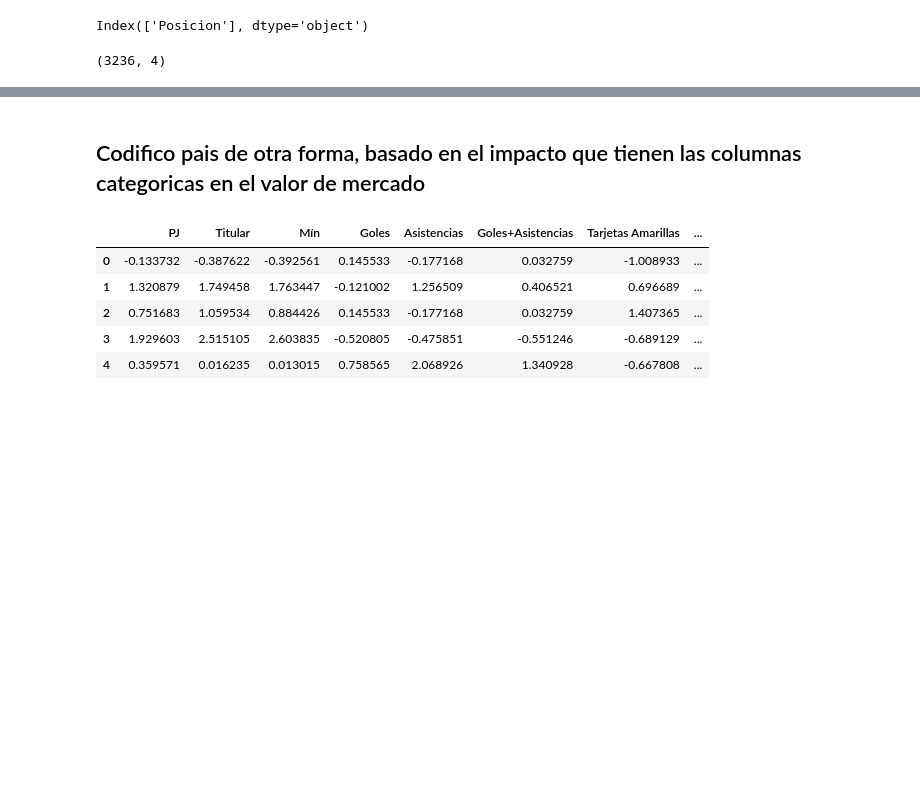
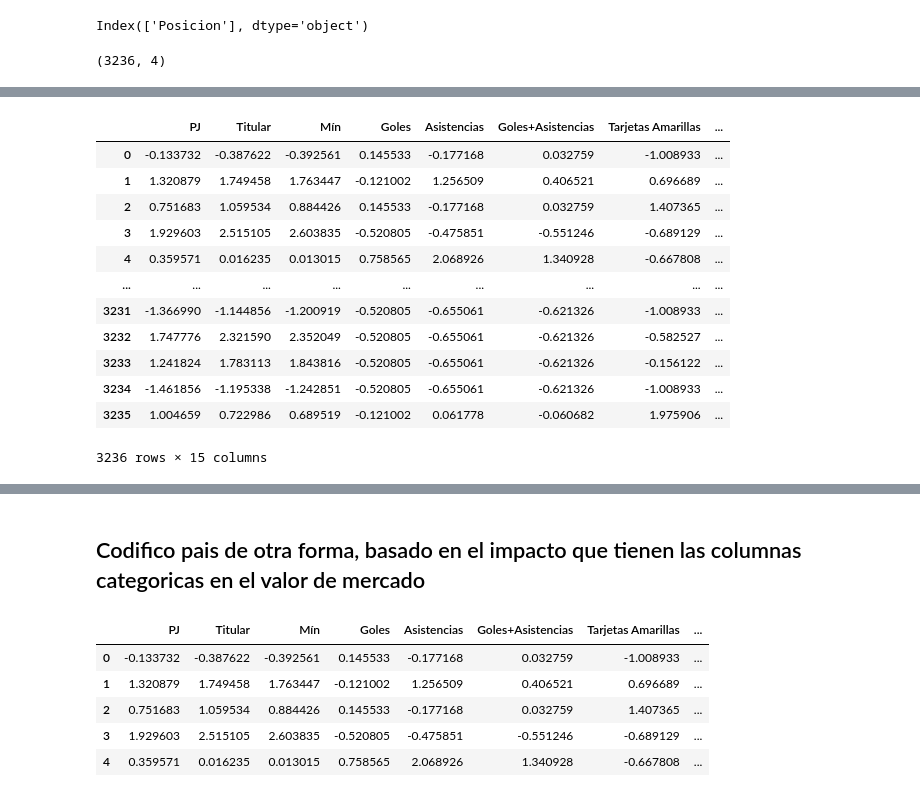
Before and after one commit to Matimengot/Proyecto-Final, a Jupyter notebook: machine learning/main.ipynb, the cells around one changed output, grey strips where cells are left out. Cells and saved outputs as stored; diff of their text form; code cells hidden in the pictures; blank space fills up the shorter version.

```diff
--- a/machine learning/main.ipynb
+++ b/machine learning/main.ipynb
@@ -77,6 +126,22 @@ train_cat = pd.DataFrame(train_cat, columns=encoder.get_feature_names_out(catego
 # %%
 # Llevo los numericos y categoricos a un solo dataframe
 train_final = pd.concat([train_num, train_cat], axis=1)
+# %%
+train_final
+# %% [output]
+|  | PJ | Titular | Mín | Goles | Asistencias | Goles+Asistencias | Tarjetas Amarillas | ... |
+| 0 | -0.133732 | -0.387622 | -0.392561 | 0.145533 | -0.177168 | 0.032759 | -1.008933 | ... |
+| 1 | 1.320879 | 1.749458 | 1.763447 | -0.121002 | 1.256509 | 0.406521 | 0.696689 | ... |
+| 2 | 0.751683 | 1.059534 | 0.884426 | 0.145533 | -0.177168 | 0.032759 | 1.407365 | ... |
+| 3 | 1.929603 | 2.515105 | 2.603835 | -0.520805 | -0.475851 | -0.551246 | -0.689129 | ... |
+| 4 | 0.359571 | 0.016235 | 0.013015 | 0.758565 | 2.068926 | 1.340928 | -0.667808 | ... |
+| ... | ... | ... | ... | ... | ... | ... | ... | ... |
+| 3231 | -1.366990 | -1.144856 | -1.200919 | -0.520805 | -0.655061 | -0.621326 | -1.008933 | ... |
+| 3232 | 1.747776 | 2.321590 | 2.352049 | -0.520805 | -0.655061 | -0.621326 | -0.582527 | ... |
+| 3233 | 1.241824 | 1.783113 | 1.843816 | -0.520805 | -0.655061 | -0.621326 | -0.156122 | ... |
+| 3234 | -1.461856 | -1.195338 | -1.242851 | -0.520805 | -0.655061 | -0.621326 | -1.008933 | ... |
+| 3235 | 1.004659 | 0.722986 | 0.689519 | -0.121002 | 0.061778 | -0.060682 | 1.975906 | ... |
+3236 rows × 15 columns
 # %%
 # Agrego las columans que elimine anteriormente ya que no me interesaba normalizarlas
 train_final[['Valor de mercado', 'Edad', 'Nacimiento']] = train[['Valor de mercado', 'Edad', 'Nacimiento']]
```
Also changed, not shown: parts of 13 cells of this notebook, 9 other files.
